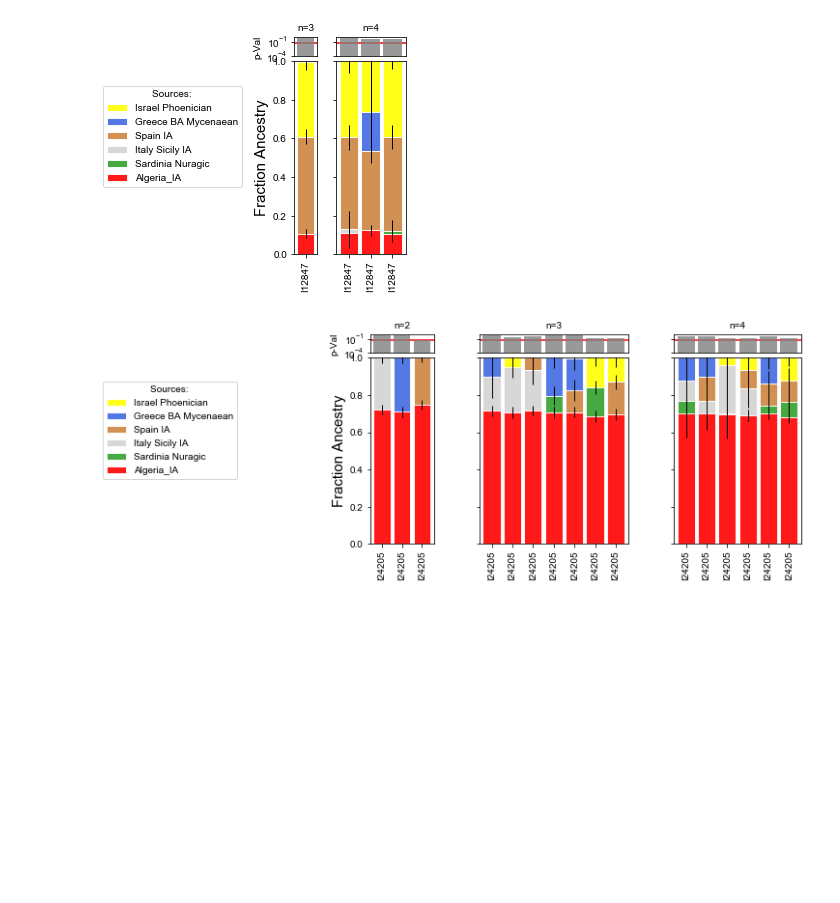
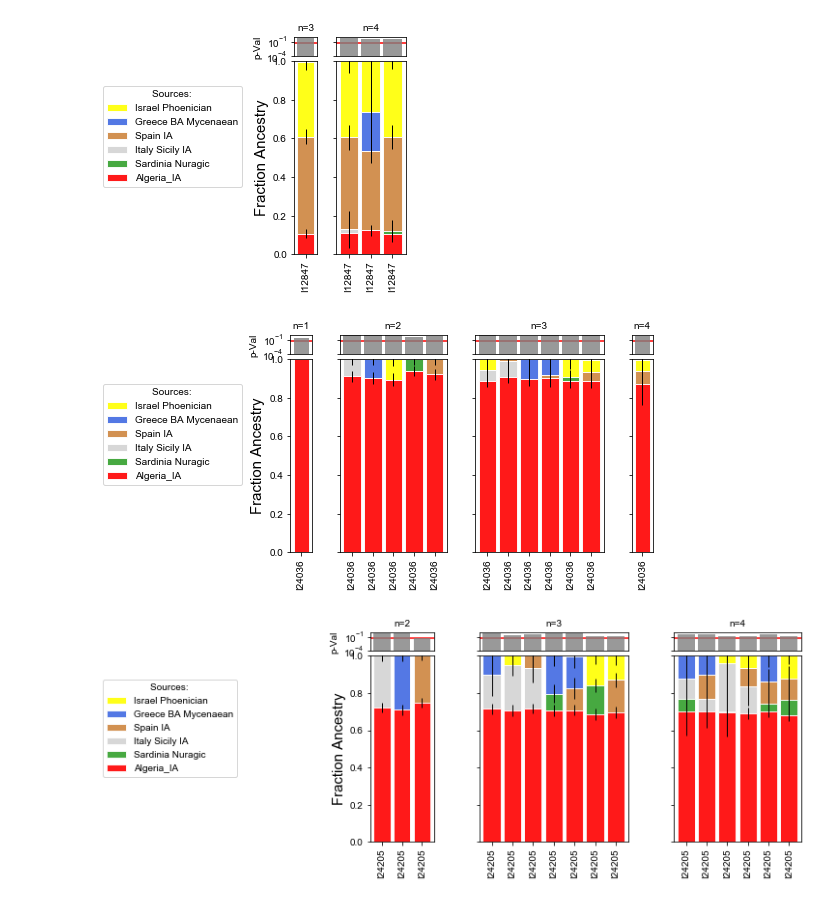
Before and after one commit to hringbauer/punic_aDNA, a Jupyter notebook: notebooks/qpAdm/viz_competitive.ipynb, the cells around one changed output. Drawn from its saved outputs; the diff is of its cells as text; code cells hidden in the pictures; blank space fills up the shorter version.

```diff
--- a/notebooks/qpAdm/viz_competitive.ipynb
+++ b/notebooks/qpAdm/viz_competitive.ipynb
@@ -775,6 +794,10 @@ def plot_proximal(df, iid, save_path=""):
 plot_proximal(df2, iid="I12847")
 # %% [output]
 [figure]
+# %%
+plot_proximal(df2, iid="I24036")
+# %% [output]
+[figure, added]
 # %%
 plot_proximal(df2, iid="I24205") # Kerkouene Indivdiual
 # %% [output]
```
Also changed, not shown: parts of 2 cells of this notebook.
